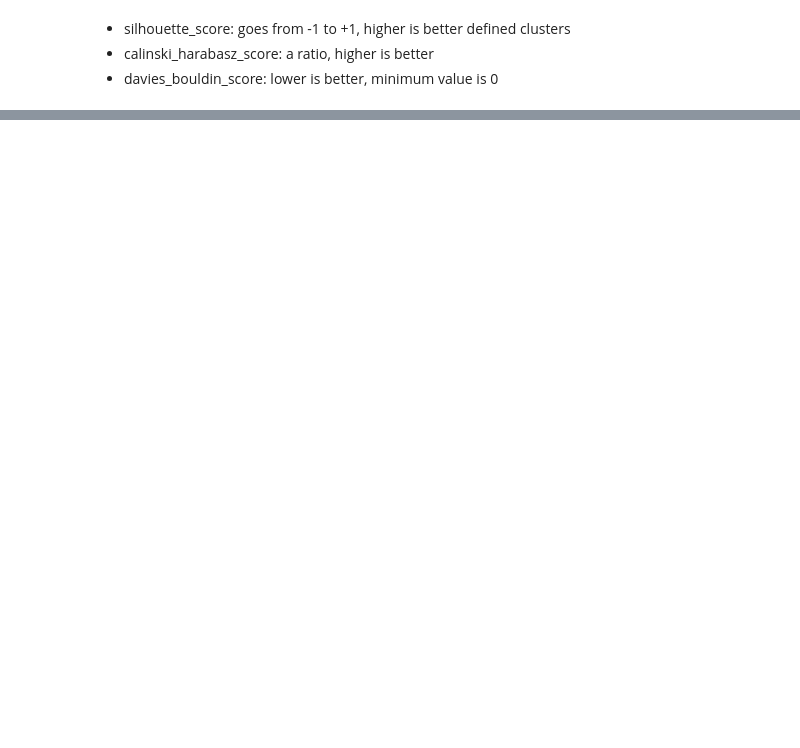
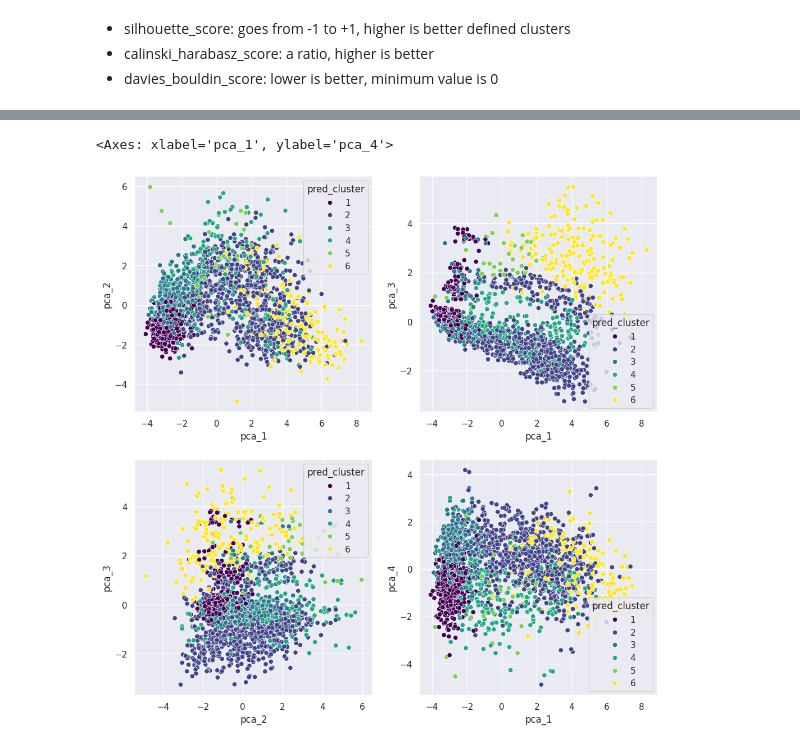
Before and after one commit to avila/ClearCutCostumerClustering, a Jupyter notebook: code/mra/02_clust_first_look.ipynb, the cells around one changed output, grey strips where cells are left out. Cells and saved outputs as stored; diff of their text form; code cells hidden in the pictures; blank space fills up the shorter version.

```diff
--- a/code/mra/02_clust_first_look.ipynb
+++ b/code/mra/02_clust_first_look.ipynb
@@ -411,0 +401,16 @@ summary_stats_by_group(df_predicted_encoded, group_var="pred_cluster", target_va
+# %%
+df_pca =  df_scaled.copy()
+df_pca["pca_1"]  = df_scaled.dot(pca.components_[0])
+df_pca["pca_2"] = df_scaled.dot(pca.components_[1])
+df_pca["pca_3"]  = df_scaled.dot(pca.components_[2])
+df_pca["pca_4"] = df_scaled.dot(pca.components_[3])
+
+# merge predictions onto pca dataset
+df_pca = pd.merge(
+    df_pca.reset_index(),
+    x_winner.reset_index(),
+    left_index=False,
+    right_index=False,
+    how="inner"
+).drop(columns=["index"])
+df_pca
@@ -411,0 +431,18 @@ summary_stats_by_group(df_predicted_encoded, group_var="pred_cluster", target_va
+# %%
+# plot opts
+sns.set_theme()
+p_pal = sns.color_palette("viridis", as_cmap=True)
+p_alpha = 1
+# %%
+plt.figure(figsize = (12,12))
+ax = plt.subplot(2,2,1)
+sns.scatterplot(data=df_pca, x="pca_1", y="pca_2", hue="pred_cluster", alpha=p_alpha, palette=p_pal)
+ax = plt.subplot(2,2,2)
+sns.scatterplot(data=df_pca, x="pca_1", y="pca_3", hue="pred_cluster", alpha=p_alpha, palette=p_pal)
+ax = plt.subplot(2,2,3)
+sns.scatterplot(data=df_pca, x="pca_2", y="pca_3", hue="pred_cluster", alpha=p_alpha, palette=p_pal)
+ax = plt.subplot(2,2,4)
+sns.scatterplot(data=df_pca, x="pca_1", y="pca_4", hue="pred_cluster", alpha=p_alpha, palette=p_pal)
+# %% [output]
+<Axes: xlabel='pca_1', ylabel='pca_4'>
+[figure, added]
```
Also changed, not shown: parts of 83 cells of this notebook, 1 other file.
